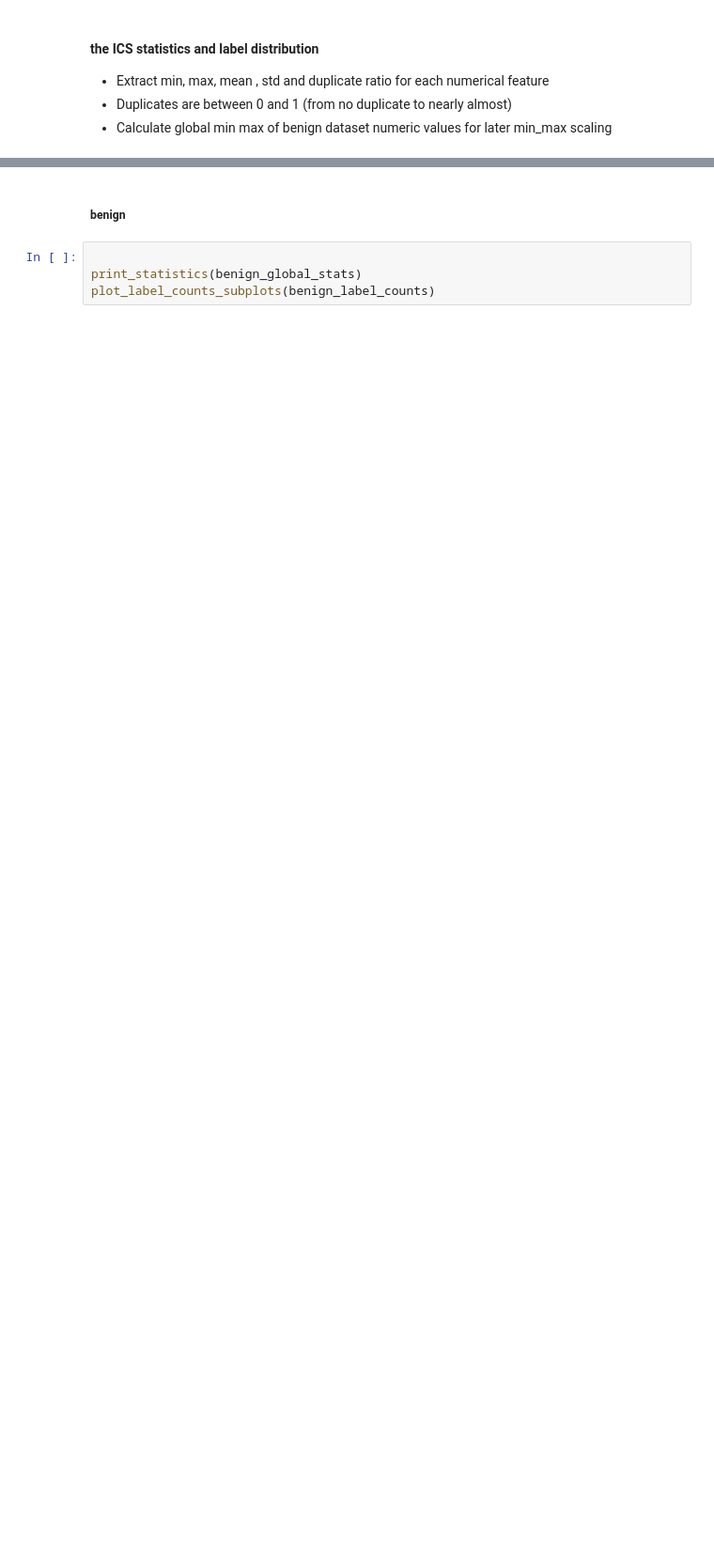
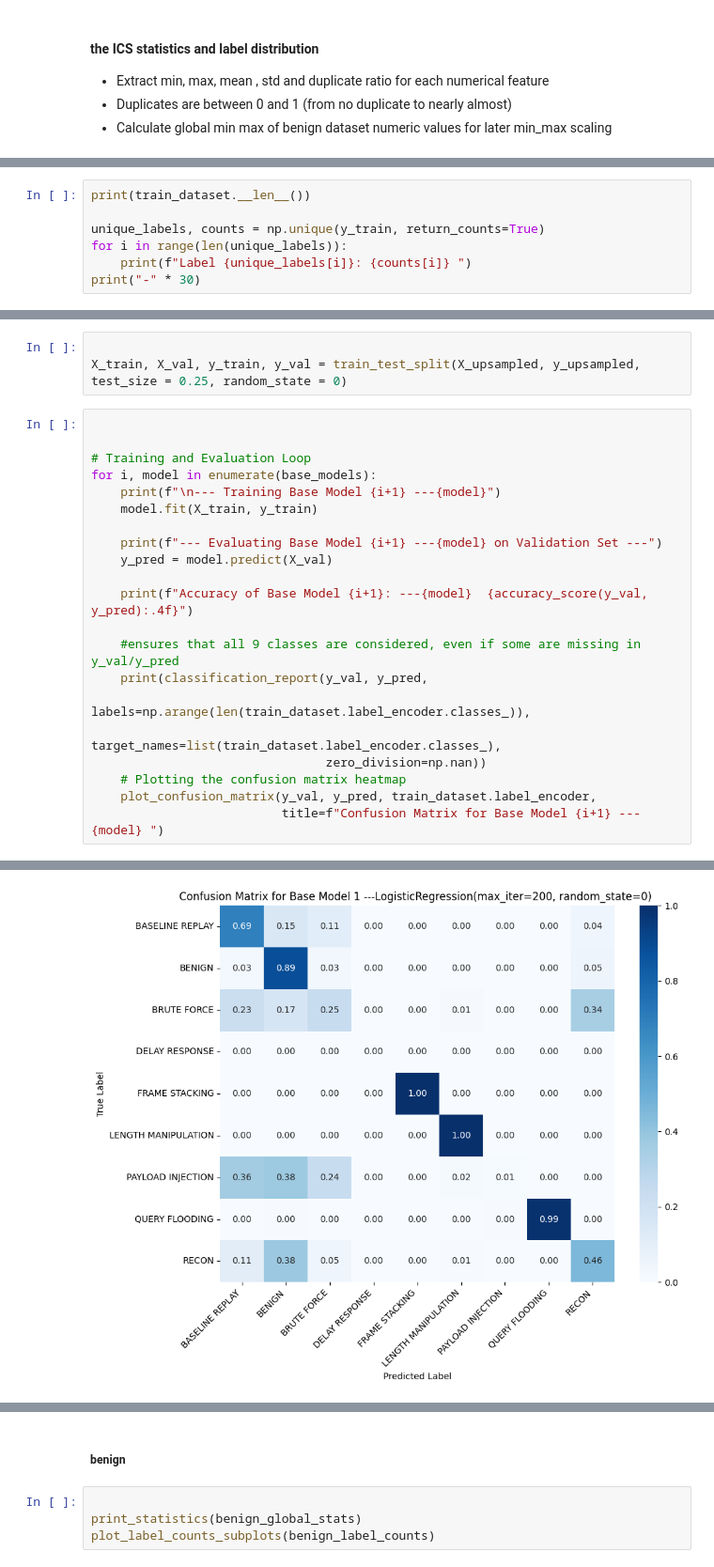
Before and after one commit to hamid-rd/FLBased-ICS-NIDS, a Jupyter notebook: Visualization.ipynb, the cells around one changed output, grey strips where cells are left out. Shown at 94% size. Cells and saved outputs as stored; diff of their text form; blank space fills up the shorter version.

```diff
--- a/Visualization.ipynb
+++ b/Visualization.ipynb
@@ -521,0 +634,7 @@ ParserError: Error tokenizing data. C error: Calling read(nbytes) on source fail
+# %%
+print(train_dataset.__len__())
+
+unique_labels, counts = np.unique(y_train, return_counts=True)
+for i in range(len(unique_labels)):
+    print(f"Label {unique_labels[i]}: {counts[i]} ")
+print("-" * 30)
@@ -521,0 +694,25 @@ ParserError: Error tokenizing data. C error: Calling read(nbytes) on source fail
+# %%
+
+X_train, X_val, y_train, y_val = train_test_split(X_upsampled, y_upsampled, test_size = 0.25, random_state = 0)
+# %%
+
+
+# Training and Evaluation Loop
+for i, model in enumerate(base_models):
+    print(f"\n--- Training Base Model {i+1} ---{model}")
+    model.fit(X_train, y_train)
+
+    print(f"--- Evaluating Base Model {i+1} ---{model} on Validation Set ---")
+    y_pred = model.predict(X_val)
+
+    print(f"Accuracy of Base Model {i+1}: ---{model}  {accuracy_score(y_val, y_pred):.4f}")
+
+    #ensures that all 9 classes are considered, even if some are missing in y_val/y_pred
+    print(classification_report(y_val, y_pred,
+                                labels=np.arange(len(train_dataset.label_encoder.classes_)),
+                                target_names=list(train_dataset.label_encoder.classes_),
+                                zero_division=np.nan))
+    # Plotting the confusion matrix heatmap
+    plot_confusion_matrix(y_val, y_pred, train_dataset.label_encoder,
+                          title=f"Confusion Matrix for Base Model {i+1} ---{model} ")
+# %% [output]
@@ -521,0 +744 @@ ParserError: Error tokenizing data. C error: Calling read(nbytes) on source fail
+[figure, added]
```
Also changed, not shown: parts of 24 cells of this notebook, 3 other files.
